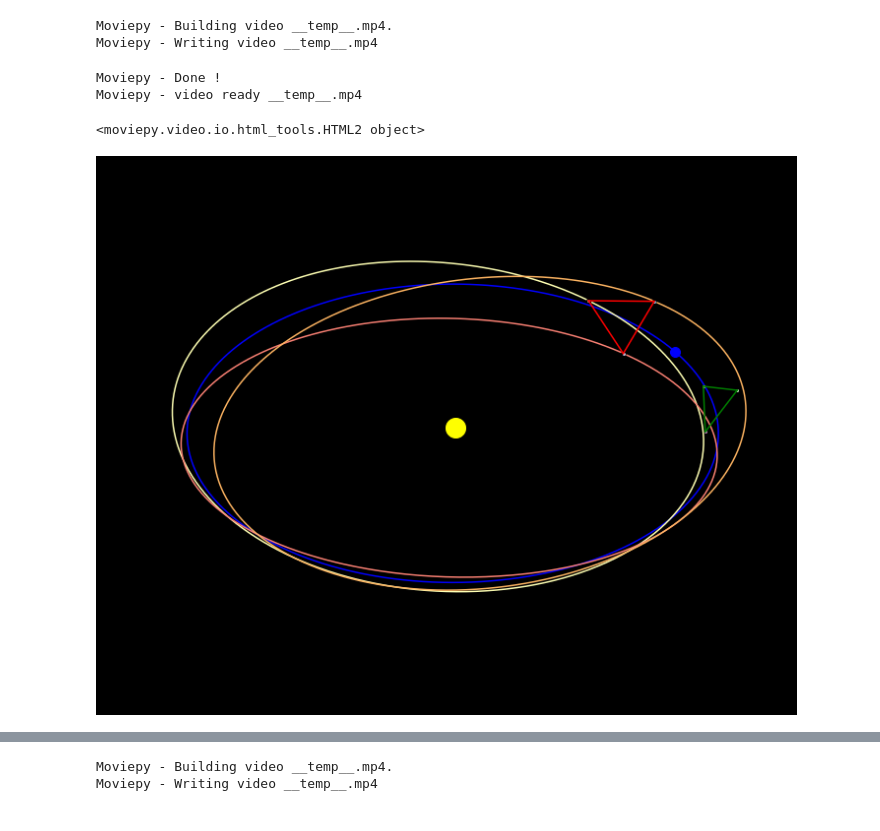
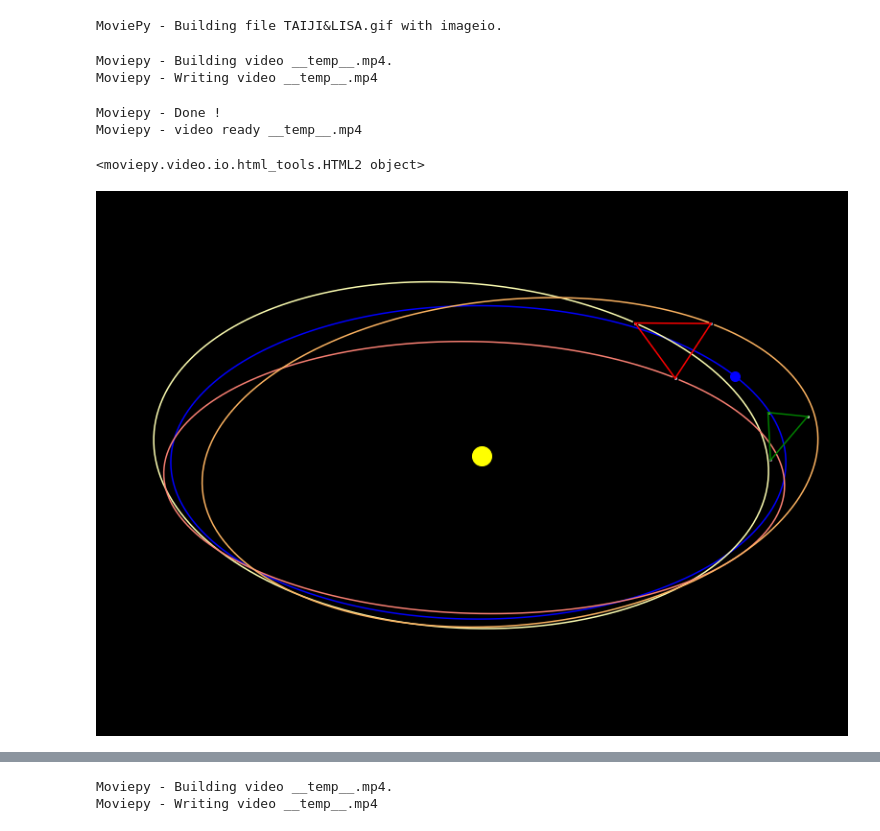
Before and after one commit to kelvin1020/taiji_simulation, a Jupyter notebook: orbitData/dataAnimationEclictic.ipynb, the cells around one changed output, grey strips where cells are left out. Drawn from its saved outputs; the diff is of its cells as text; code cells hidden in the pictures.

```diff
--- a/orbitData/dataAnimationEclictic.ipynb
+++ b/orbitData/dataAnimationEclictic.ipynb
@@ -159,7 +159,7 @@ speed = 1.0#播放速率
 number = len(orbitData)
 
 plt.style.use('dark_background')
-fig_mpl = plt.figure(figsize = (10,8))
+fig_mpl = plt.figure(figsize = (11,8))
 
 ax = fig_mpl.add_subplot(111, projection='3d')
 
@@ -175,9 +175,9 @@ def make_frame_mpl(t):
     ax.set_zlabel('Z') #坐标轴
     ax.set_ylabel('Y')
     ax.set_xlabel('X')
-    ax.set_xlim(-0.7,0.7)#设置刻度
-    ax.set_ylim(-0.7,0.7)
-    ax.set_zlim(-0.7,0.7)
+    ax.set_xlim(-0.65,0.65)#设置刻度
+    ax.set_ylim(-0.65,0.65)
+    ax.set_zlim(-0.65,0.65)
     ax.set_axis_off()
     #sun
     ax.plot(sunPX[index:(index + 1)], sunPY[index:(index + 1)], sunPZ[index:(index + 1)],'o',ms=20, c ='yellow')
@@ -221,40 +221,41 @@ def make_frame_mpl(t):
 
     #scp2
     ax.plot(scp2Xs2[index:(index + 1)], scp2Ys2[index:(index + 1)], scp2Zs2[index:(index + 1)],'o',ms=2)
 #     ax.plot(scp2Xs2[0:index], scp2Ys2[0:index], scp2Zs2[0:index], ms=0.1)
 
     #scp3
     ax.plot(scp3Xs2[index:(index + 1)], scp3Ys2[index:(index + 1)], scp3Zs2[index:(index + 1)],'o',ms=2)
 #     ax.plot(scp3Xs2[0:index], scp3Ys2[0:index], scp3Zs2[0:index], ms=0.1)
 
 
     #三角形形状
     ax.plot([scp1Xs2[index], scp2Xs2[index]], \
            [scp1Ys2[index], scp2Ys2[index]], \
             [scp1Zs2[index], scp2Zs2[index]], ms=2, c = 'green')
 
     ax.plot([scp3Xs2[index], scp2Xs2[index]], \
            [scp3Ys2[index], scp2Ys2[index]], \
             [scp3Zs2[index], scp2Zs2[index]], ms=2, c = 'green')
 
     ax.plot([scp1Xs2[index], scp3Xs2[index]], \
            [scp1Ys2[index], scp3Ys2[index]], \
             [scp1Zs2[index], scp3Zs2[index]],  ms=2, c = 'green')
 
     plt.tight_layout()
     return mplfig_to_npimage(fig_mpl) # RGB image of the figure
 
 animation =mpy.VideoClip(make_frame_mpl, duration=duration)
 # animation.speedx(speed).write_videofile("taiji_orbit.mp4", fps=30) #输出mp4, speedx表示播放速度(1.0为正常速度), fps每秒帧数
-#animation.speedx(speed).write_gif("TAIJI&LISA.gif", fps=30) #输出mp4, speedx表示播放速度(1.0为正常速度), fps每秒帧数
+animation.speedx(speed).write_gif("TAIJI&LISA.gif", fps=30) #输出mp4, speedx表示播放速度(1.0为正常速度), fps每秒帧数
 animation.speedx(speed).ipython_display(fps=30, loop=1, autoplay=0)
 # %% [output]
-Moviepy - Building video __temp__.mp4.
-Moviepy - Writing video __temp__.mp4
+MoviePy - Building file TAIJI&LISA.gif with imageio.
-Moviepy - Done !
-Moviepy - video ready __temp__.mp4
+Moviepy - Building video __temp__.mp4.
+Moviepy - Writing video __temp__.mp4
-<moviepy.video.io.html_tools.HTML2 object>
+Moviepy - Done !
+Moviepy - video ready __temp__.mp4
+<moviepy.video.io.html_tools.HTML2 object>
-[figure, old version]
+[figure, new version]
 # %%
 # #绘动图3d2#$$$$$$$$$$$$$$$$$$$$$$$$$$$$$$$$$$$$$$$$$$$$$$$$$$$$$$$$$$$$$$$$$$$$$$$$$$$$$$$$$$$$$$$$$$$$$$$$$$$$$$$$$$$$$$$$$$$$$$$$$$$$$$$$$$$$$$$$$$$$$$$$$$$
 duration = 25 #总共的时间       figsize代表横纵比
```
Also changed, not shown: parts of 1 cell of this notebook, 8 other files.
